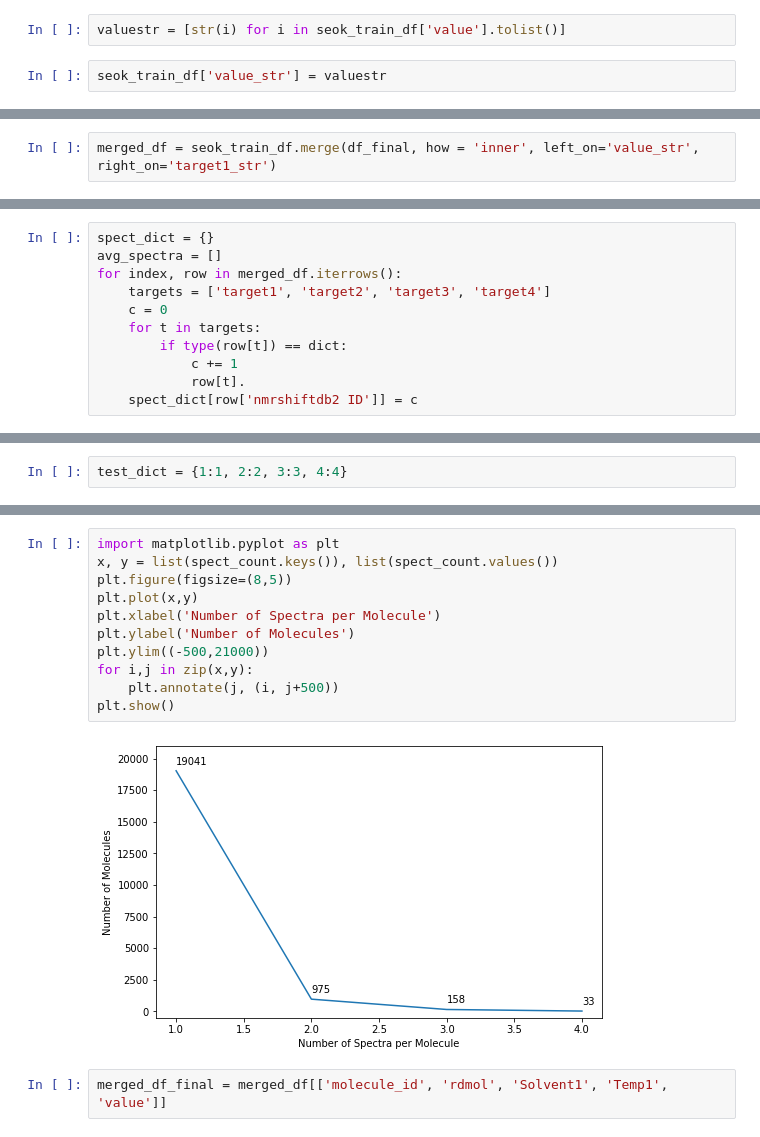
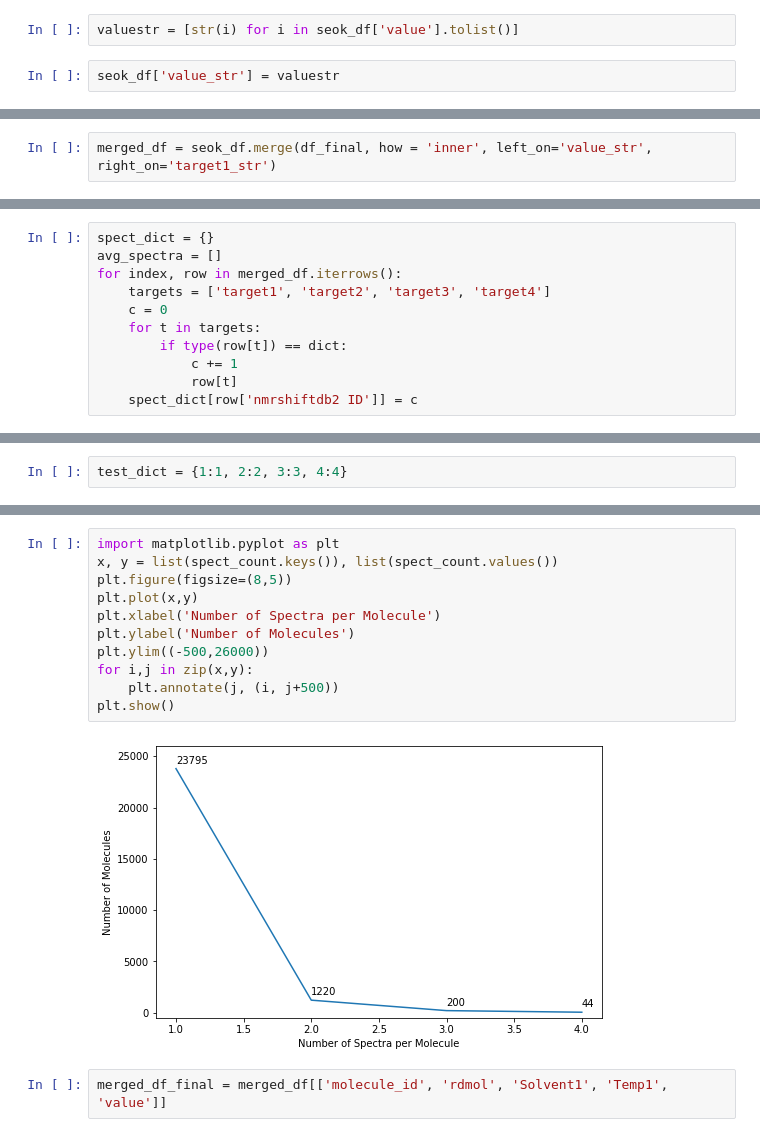
Before and after one commit to aajanqd/k-gnn, a Jupyter notebook: nmr_shift_data/My Preprocessing.ipynb, the cells around one changed output, grey strips where cells are left out. Drawn from its saved outputs; the diff is of its cells as text.

```diff
--- a/nmr_shift_data/My Preprocessing.ipynb
+++ b/nmr_shift_data/My Preprocessing.ipynb
@@ -611,4 +481,4 @@ seok_train_df.head(1)
 # %%
-valuestr = [str(i) for i in seok_train_df['value'].tolist()]
+valuestr = [str(i) for i in seok_df['value'].tolist()]
 # %%
-seok_train_df['value_str'] = valuestr
+seok_df['value_str'] = valuestr
@@ -626,5 +485,5 @@ seok_train_df.head(1)
 # %%
-merged_df = seok_train_df.merge(df_final, how = 'inner', left_on='value_str', right_on='target1_str')
+merged_df = seok_df.merge(df_final, how = 'inner', left_on='value_str', right_on='target1_str')
 # %%
 merged_df.groupby('Solvent1').count().sort_values(by=['nmrshiftdb2 ID'], ascending = False).head(10).reset_index()
 # %% [output]
@@ -666,7 +525,7 @@ for index, row in merged_df.iterrows():
     for t in targets:
         if type(row[t]) == dict:
             c += 1
-            row[t].
+            row[t]
     spect_dict[row['nmrshiftdb2 ID']] = c
 # %%
 len(spect_dict)
@@ -696,16 +555,16 @@ list(spect_count.values())+list(test_dict.values())
 # %%
 import matplotlib.pyplot as plt
 x, y = list(spect_count.keys()), list(spect_count.values())
 plt.figure(figsize=(8,5))
 plt.plot(x,y)
 plt.xlabel('Number of Spectra per Molecule')
 plt.ylabel('Number of Molecules')
-plt.ylim((-500,21000))
+plt.ylim((-500,26000))
 for i,j in zip(x,y):
     plt.annotate(j, (i, j+500))
 plt.show()
 # %% [output]
-[figure, old version]
+[figure, new version]
 # %%
 merged_df_final = merged_df[['molecule_id', 'rdmol', 'Solvent1', 'Temp1', 'value']]
 # %%
```
Also changed, not shown: parts of 52 cells of this notebook, 1 other file.
